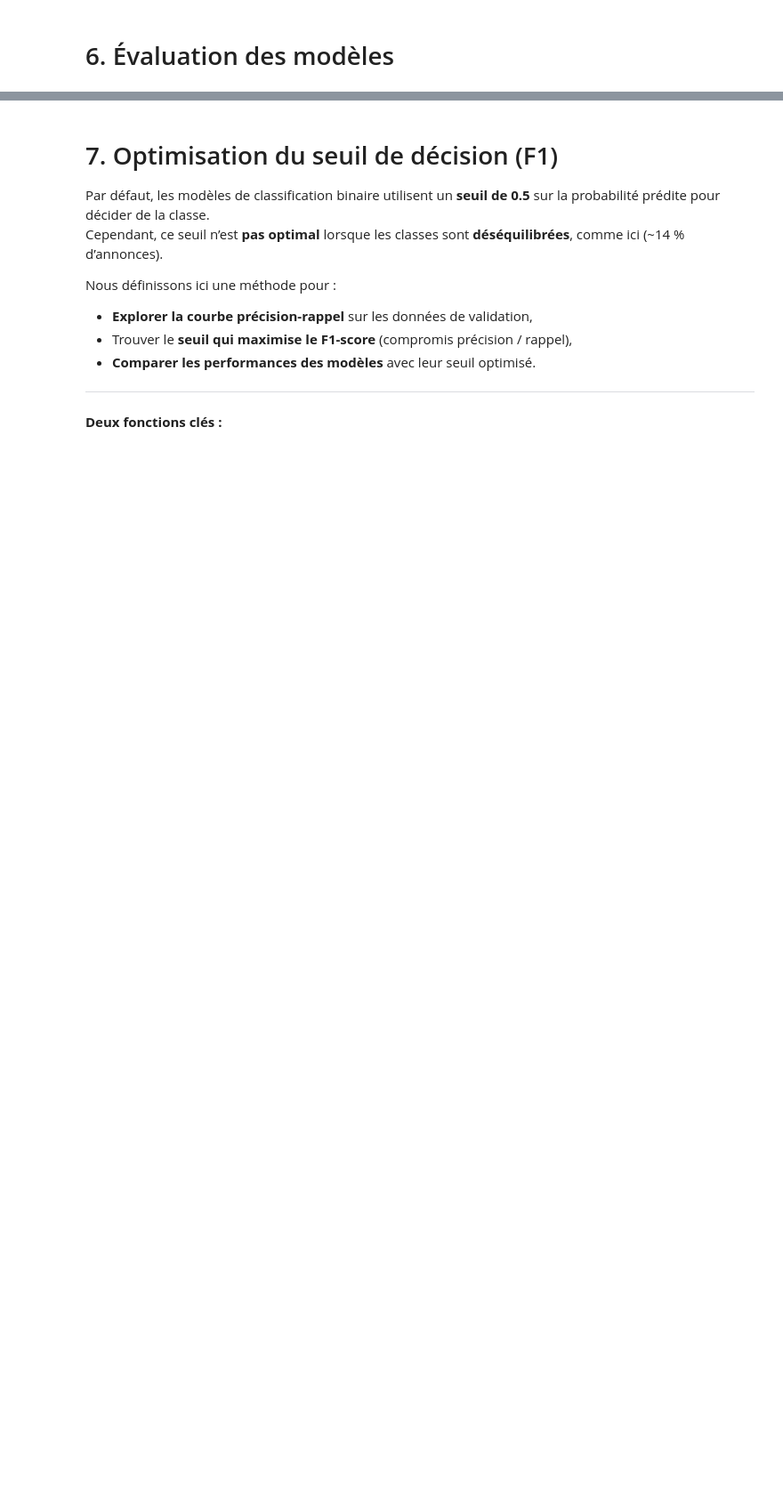
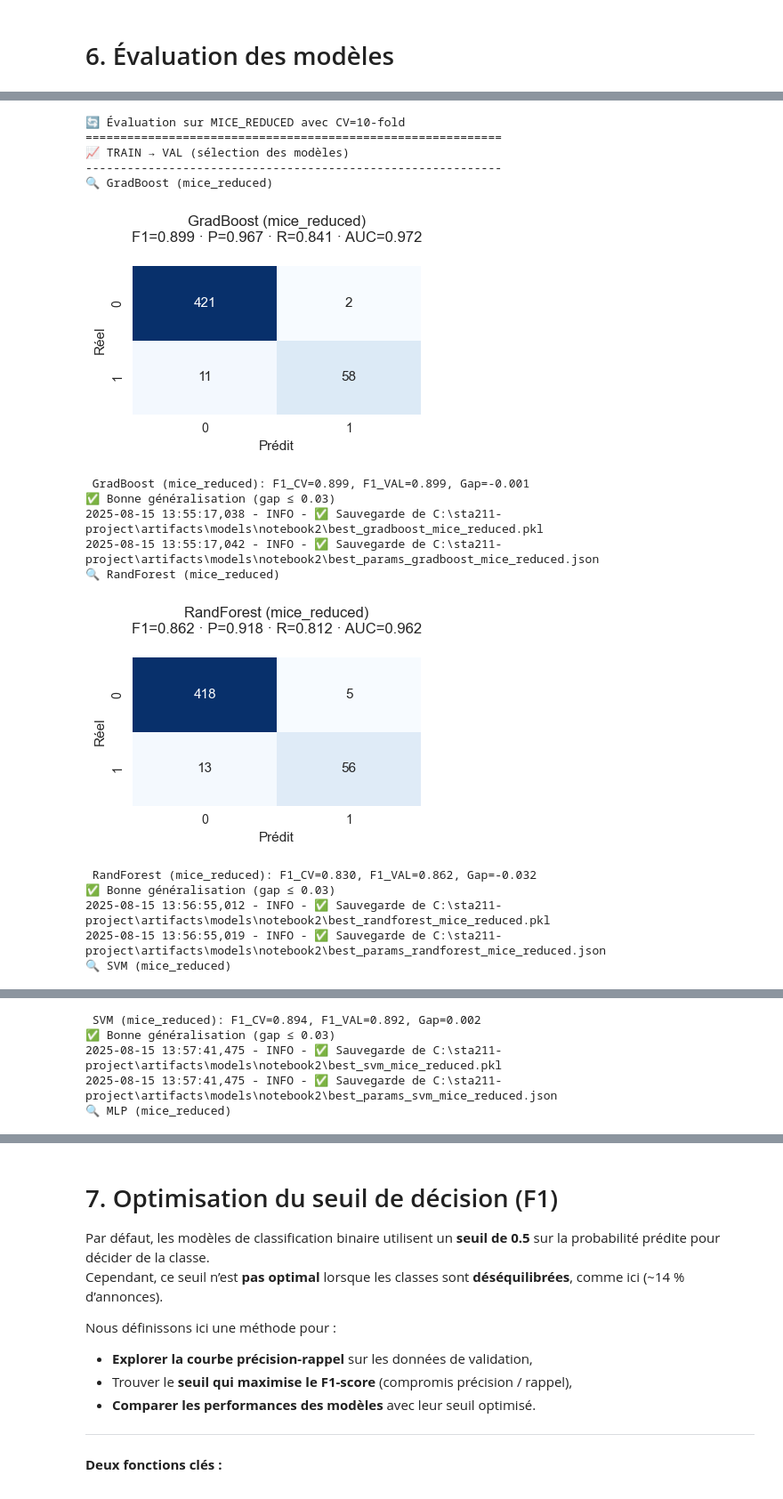
Before and after one commit to Abdoullatuf/sta211-project, a Jupyter notebook: notebooks/02_Modelisation_et_Optimisation.ipynb, the cells around one changed output, grey strips where cells are left out. Shown at 89% size. Saved outputs shown, nothing was run; the diff lists cells and outputs as text; code cells hidden in the pictures; blank space fills up the shorter version.

Commit message:
mis à jour du notebook 02 jusqu'à Optimisation des hyperparamètres & évaluationreussi

```diff
--- a/notebooks/02_Modelisation_et_Optimisation.ipynb
+++ b/notebooks/02_Modelisation_et_Optimisation.ipynb
@@ -1189,8 +1233,26 @@ results_knn_reduced, best_knn_reduced = evaluate_all(
 # %%
 # MICE - RÉDUIT
-results_knn_reduced, best_knn_reduced = evaluate_all(
+results_mice_reduced, best_mice_reduced = evaluate_all(
   models, param_grids,
-  splits_knn_reduced["X_train"], splits_knn_reduced["y_train"],
-  splits_knn_reduced["X_val"], splits_knn_reduced["y_val"],
+  splits_mice_reduced["X_train"], splits_mice_reduced["y_train"],
+  splits_mice_reduced["X_val"], splits_mice_reduced["y_val"],
   dataset="mice_reduced"
 )
+# %% [output]
+🔄 Évaluation sur MICE_REDUCED avec CV=10-fold
+============================================================
+📈 TRAIN → VAL (sélection des modèles)
+------------------------------------------------------------
+🔍 GradBoost (mice_reduced)
+[figure, added]
+ GradBoost (mice_reduced): F1_CV=0.899, F1_VAL=0.899, Gap=-0.001
+✅ Bonne généralisation (gap ≤ 0.03)
+2025-08-15 13:55:17,038 - INFO - ✅ Sauvegarde de C:\sta211-project\artifacts\models\notebook2\best_gradboost_mice_reduced.pkl
+2025-08-15 13:55:17,042 - INFO - ✅ Sauvegarde de C:\sta211-project\artifacts\models\notebook2\best_params_gradboost_mice_reduced.json
+🔍 RandForest (mice_reduced)
+[figure, added]
+ RandForest (mice_reduced): F1_CV=0.830, F1_VAL=0.862, Gap=-0.032
+✅ Bonne généralisation (gap ≤ 0.03)
+2025-08-15 13:56:55,012 - INFO - ✅ Sauvegarde de C:\sta211-project\artifacts\models\notebook2\best_randforest_mice_reduced.pkl
+2025-08-15 13:56:55,019 - INFO - ✅ Sauvegarde de C:\sta211-project\artifacts\models\notebook2\best_params_randforest_mice_reduced.json
+🔍 SVM (mice_reduced)
@@ -1196,0 +1260,5 @@ results_knn_reduced, best_knn_reduced = evaluate_all(
+ SVM (mice_reduced): F1_CV=0.894, F1_VAL=0.892, Gap=0.002
+✅ Bonne généralisation (gap ≤ 0.03)
+2025-08-15 13:57:41,475 - INFO - ✅ Sauvegarde de C:\sta211-project\artifacts\models\notebook2\best_svm_mice_reduced.pkl
+2025-08-15 13:57:41,475 - INFO - ✅ Sauvegarde de C:\sta211-project\artifacts\models\notebook2\best_params_svm_mice_reduced.json
+🔍 MLP (mice_reduced)
```
Also changed, not shown: parts of 30 cells of this notebook, 4 other files.
